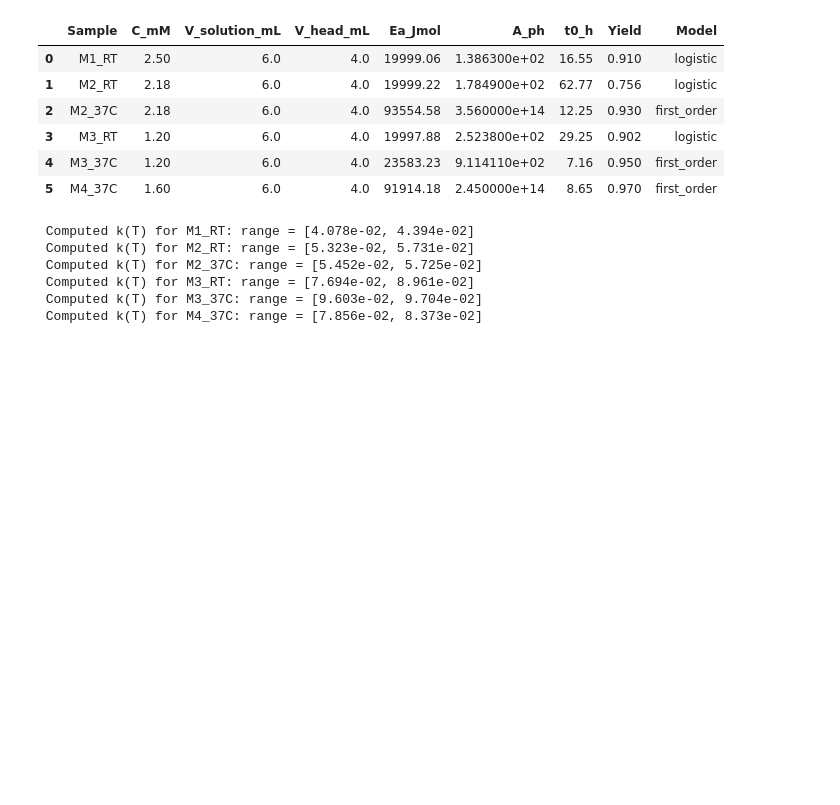
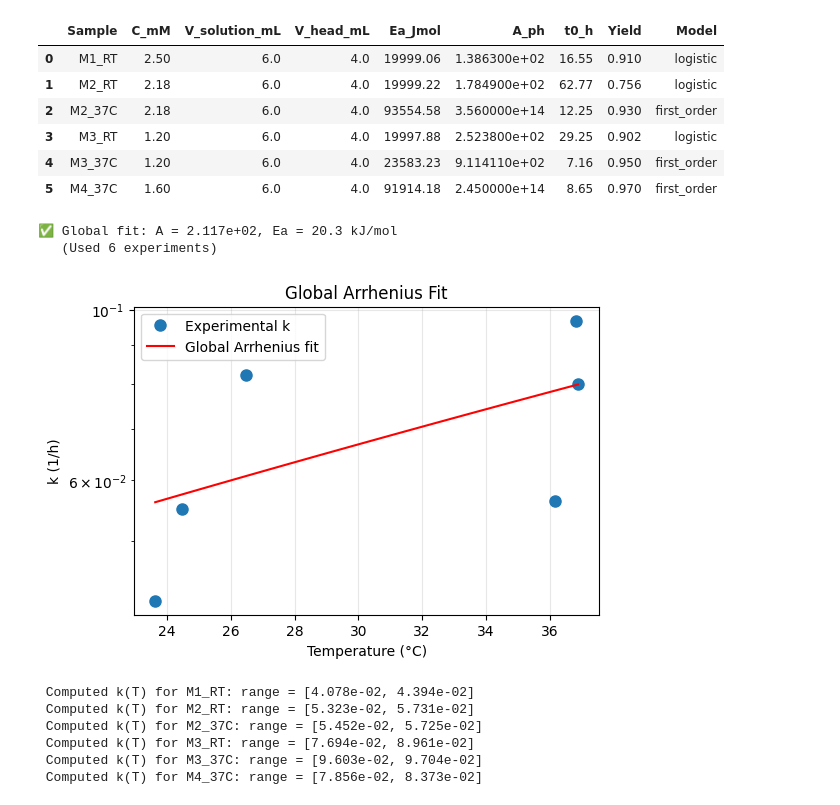
Before and after one commit to ChandrikaSethumadhavan/Master_Thesis, a Jupyter notebook: classical_model.ipynb, the cells around one changed output. Drawn from its saved outputs; the diff is of its cells as text; code cells hidden in the pictures; blank space fills up the shorter version.

Commit message:
updated classical model

```diff
--- a/classical_model.ipynb
+++ b/classical_model.ipynb
@@ -54,6 +54,60 @@ display(meta)
 | 3 | M3_RT | 1.20 | 6.0 | 4.0 | 19997.88 | 2.523800e+02 | 29.25 | 0.902 | logistic |
 | 4 | M3_37C | 1.20 | 6.0 | 4.0 | 23583.23 | 9.114110e+02 | 7.16 | 0.950 | first_order |
 | 5 | M4_37C | 1.60 | 6.0 | 4.0 | 91914.18 | 2.450000e+14 | 8.65 | 0.970 | first_order |
+# %%
+# --- Fit Global Arrhenius Parameters ---
+from scipy.optimize import curve_fit
+
+def arrhenius(T_K, A, Ea):
+    """Arrhenius equation: k = A * exp(-Ea / RT)"""
+    return A * np.exp(-Ea / (R * T_K))
+
+# Prepare data for fitting
+T_data = []
+k_data = []
+
+for _, row in meta.iterrows():
+    # Get representative temperature
+    sample_name = row['Sample']
+    df_temp = datasets[sample_name]
+    T_mean = df_temp["calibrated temperature (C)"].mean() + 273.15
+
+    # Get k from metadata (mean k value from your fits)
+    # Use the fitted k or A values you already have
+    if row['Model'] == 'logistic':
+        k_mean = row['A_ph'] * np.exp(-row['Ea_Jmol'] / (R * T_mean))
+    else:
+        k_mean = row['A_ph'] * np.exp(-row['Ea_Jmol'] / (R * T_mean))
+
+    T_data.append(T_mean)
+    k_data.append(k_mean)
+
+T_data = np.array(T_data)
+k_data = np.array(k_data)
+
+# Fit global A and Ea
+popt, pcov = curve_fit(arrhenius, T_data, k_data, p0=[1e6, 50000])
+A_global, Ea_global = popt
+
+print(f"✅ Global fit: A = {A_global:.3e}, Ea = {Ea_global/1000:.1f} kJ/mol")
+print(f"   (Used {len(T_data)} experiments)")
+
+# Plot to verify
+plt.figure(figsize=(6,4))
+plt.semilogy(T_data - 273.15, k_data, 'o', label='Experimental k', markersize=8)
+T_plot = np.linspace(T_data.min(), T_data.max(), 100)
+plt.semilogy(T_plot - 273.15, arrhenius(T_plot, A_global, Ea_global),
+             'r-', label='Global Arrhenius fit')
+plt.xlabel('Temperature (°C)')
+plt.ylabel('k (1/h)')
+plt.legend()
+plt.grid(alpha=0.3)
+plt.title('Global Arrhenius Fit')
+plt.show()
+# %% [output]
+✅ Global fit: A = 2.117e+02, Ea = 20.3 kJ/mol
+   (Used 6 experiments)
+[figure, added]
 # %%
 # --- Cell 4: Compute dynamic k(T) for each sample --- i.e the arrhenius K
 R = 8.314  # J/mol·K
```
Also changed, not shown: parts of 14 cells of this notebook.
